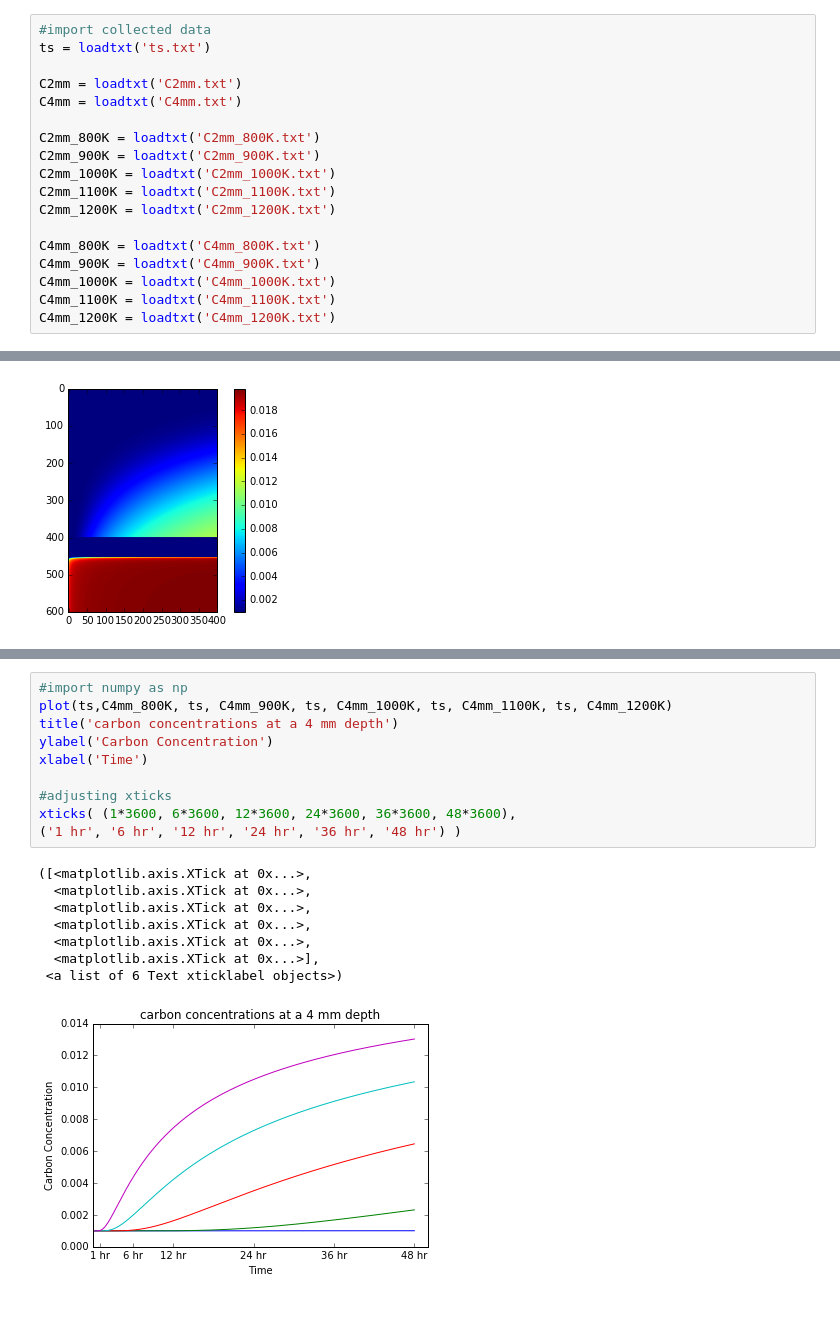
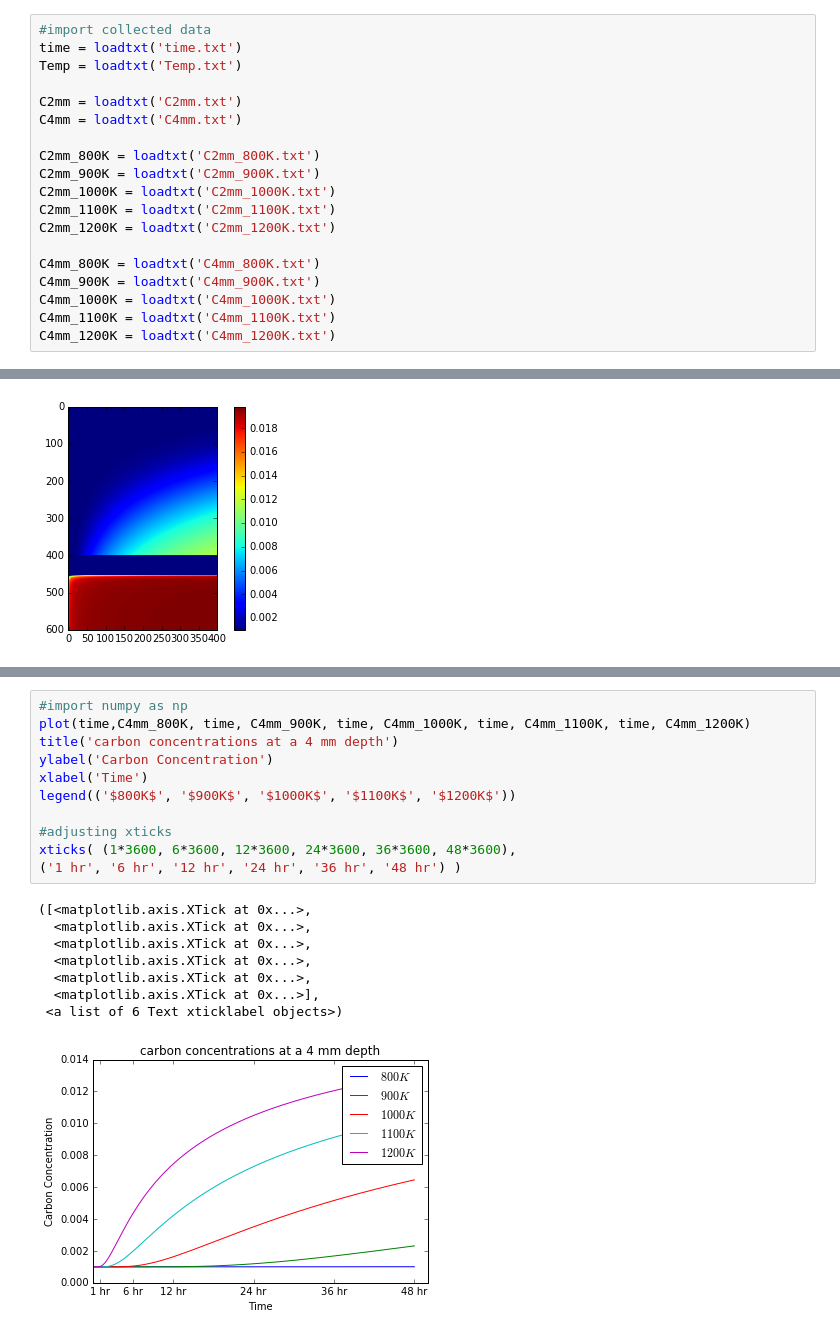
Before and after one commit to browlm13/HSCI_p4, a Jupyter notebook: carbon.ipynb, the cells around one changed output, grey strips where cells are left out. Drawn from its saved outputs; the diff is of its cells as text.

```diff
--- a/carbon.ipynb
+++ b/carbon.ipynb
@@ -4,7 +4,8 @@
 Populating the interactive namespace from numpy and matplotlib
 # %%
 #import collected data
-ts = loadtxt('ts.txt')
+time = loadtxt('time.txt')
+Temp = loadtxt('Temp.txt')
 
 C2mm = loadtxt('C2mm.txt')
 C4mm = loadtxt('C4mm.txt')
@@ -58,19 +59,20 @@ xticks( (1*3600, 6*3600, 12*3600, 24*3600, 36*3600, 48*3600),
 # %%
 #import numpy as np
-plot(ts,C4mm_800K, ts, C4mm_900K, ts, C4mm_1000K, ts, C4mm_1100K, ts, C4mm_1200K)
+plot(time,C4mm_800K, time, C4mm_900K, time, C4mm_1000K, time, C4mm_1100K, time, C4mm_1200K)
 title('carbon concentrations at a 4 mm depth')
 ylabel('Carbon Concentration')
 xlabel('Time')
+legend(('$800K$', '$900K$', '$1000K$', '$1100K$', '$1200K$'))
 
 #adjusting xticks
 xticks( (1*3600, 6*3600, 12*3600, 24*3600, 36*3600, 48*3600),
 ('1 hr', '6 hr', '12 hr', '24 hr', '36 hr', '48 hr') )
 # %% [output]
 ([<matplotlib.axis.XTick at 0x...>,
   <matplotlib.axis.XTick at 0x...>,
   <matplotlib.axis.XTick at 0x...>,
   <matplotlib.axis.XTick at 0x...>,
   <matplotlib.axis.XTick at 0x...>,
   <matplotlib.axis.XTick at 0x...>],
  <a list of 6 Text xticklabel objects>)
-[figure, old version]
+[figure, new version]
```
Also changed, not shown: parts of 3 cells of this notebook, 2 other files.
